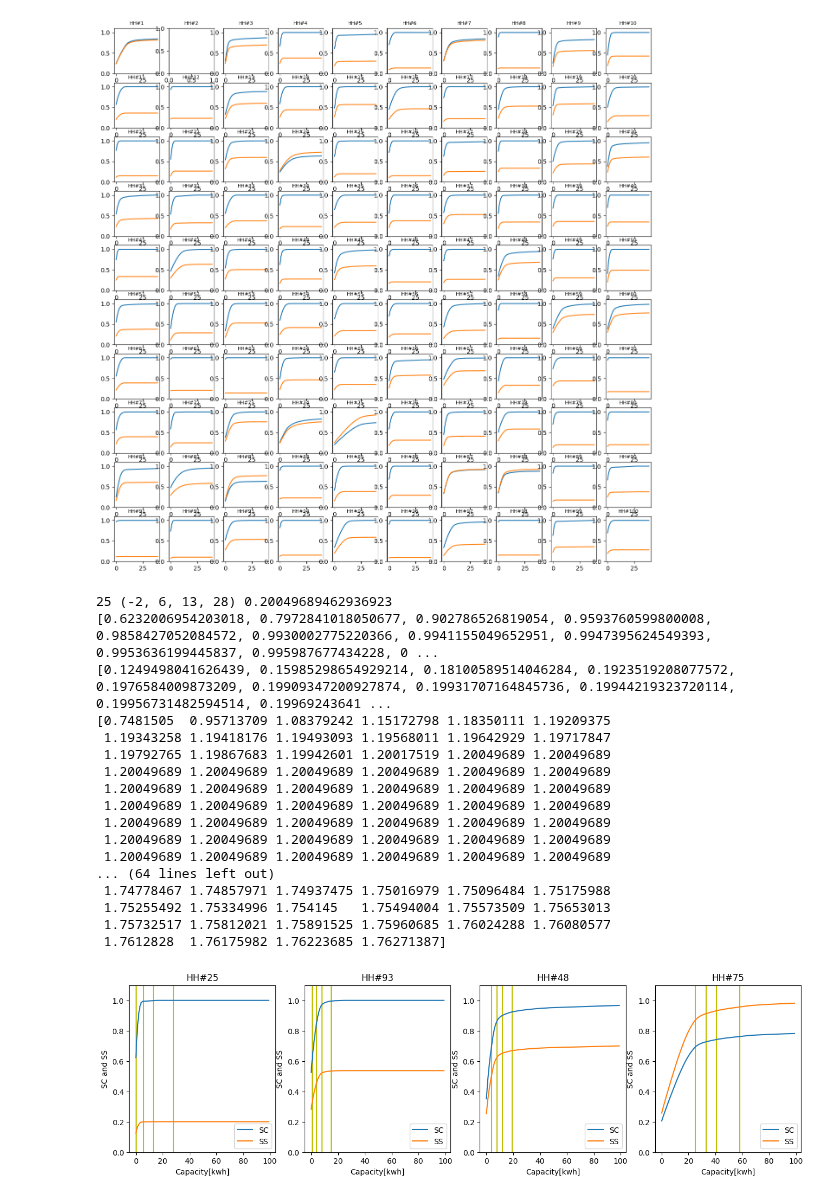
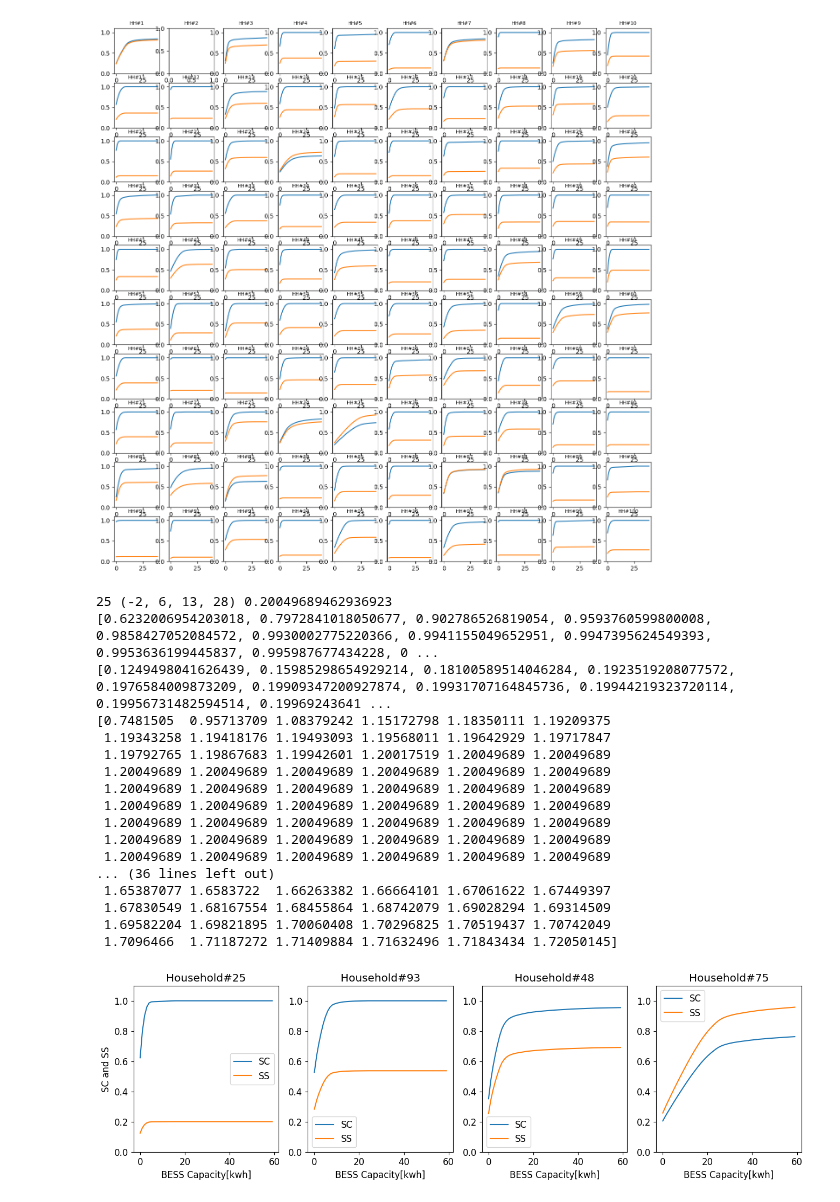
Before and after one commit to JunwookHeo/etc_project, a Jupyter notebook: rl_solutions/analysis_household.ipynb, the cells around one changed output. Drawn from its saved outputs; the diff is of its cells as text; code cells hidden in the pictures.

```diff
--- a/rl_solutions/analysis_household.ipynb
+++ b/rl_solutions/analysis_household.ipynb
@@ -158,7 +158,10 @@ ws = [1, 1, 1, 1]
 # selected = [221, 243, 232, 202, 204, 214, 205, 239, 248, 273, 282, 289]
 df_sel, df_date = utils.load_data('AusGrid_preprocess.csv', selected, TS)
 ncols = 4
+
+plt.rcParams.update({'font.size': 12})
 fig, axes = plt.subplots(nrows=len(selected)//ncols, ncols=ncols, figsize=(16,4))
+
 if axes.ndim ==1:
     axes = np.reshape(axes, (-1, ncols))
 
@@ -168,46 +171,46 @@ for i, (s, df) in enumerate(zip(selected, df_sel)):
 
     stds = utils.cal_stds(df)
     print(s, stds, df['GG'].sum()*ws[i]/df['GC'].sum())
-    for p in stds:
-        axes[i//ncols, i%ncols].axvline(max(0,p), color='y')
+    # for p in stds:
+    #     axes[i//ncols, i%ncols].axvline(max(0,p), color='y')
 
     for c in range(0, 60):
         gimp, gexp = sim_ss_sc(df['GG'].values*ws[i], df['GC'].values, c)
         sc = 1 - gexp/df['GG'].sum()/ws[i]
         ss = 1 - gimp/df['GC'].sum()
         sc_list.append(sc)
         ss_list.append(ss)
     axes[i//ncols, i%ncols].plot(sc_list, label='SC')
     axes[i//ncols, i%ncols].plot(ss_list, label='SS')
-    axes[i//ncols, i%ncols].set_ylabel('SC and SS')
-    axes[i//ncols, i%ncols].set_title(f'HH#{s}')
+    if i == 0: axes[i//ncols, i%ncols].set_ylabel('SC and SS')
+    axes[i//ncols, i%ncols].set_title(f'Household#{s}')
     axes[i//ncols, i%ncols].legend()
     axes[i//ncols, i%ncols].set_ylim((0, 1.1))
 
-    axes[-1, i%ncols].set_xlabel('Capacity[kwh]')
+    axes[-1, i%ncols].set_xlabel('BESS Capacity[kwh]')
 
     print(sc_list)
     print(ss_list)
     print(np.array(sc_list)+np.array(ss_list))
 # %% [output]
 25 (-2, 6, 13, 28) 0.20049689462936923
 [0.6232006954203018, 0.7972841018050677, 0.902786526819054, 0.9593760599800008, 0.9858427052084572, 0.9930002775220366, 0.9941155049652951, 0.9947395624549393, 0.9953636199445837, 0.995987677434228, 0 ...
 [0.1249498041626439, 0.15985298654929214, 0.18100589514046284, 0.1923519208077572, 0.1976584009873209, 0.19909347200927874, 0.19931707164845736, 0.19944219323720114, 0.19956731482594514, 0.19969243641 ...
 [0.7481505  0.95713709 1.08379242 1.15172798 1.18350111 1.19209375
  1.19343258 1.19418176 1.19493093 1.19568011 1.19642929 1.19717847
  1.19792765 1.19867683 1.19942601 1.20017519 1.20049689 1.20049689
  1.20049689 1.20049689 1.20049689 1.20049689 1.20049689 1.20049689
  1.20049689 1.20049689 1.20049689 1.20049689 1.20049689 1.20049689
  1.20049689 1.20049689 1.20049689 1.20049689 1.20049689 1.20049689
  1.20049689 1.20049689 1.20049689 1.20049689 1.20049689 1.20049689
  1.20049689 1.20049689 1.20049689 1.20049689 1.20049689 1.20049689
  1.20049689 1.20049689 1.20049689 1.20049689 1.20049689 1.20049689
-... (64 lines left out)
- 1.74778467 1.74857971 1.74937475 1.75016979 1.75096484 1.75175988
- 1.75255492 1.75334996 1.754145   1.75494004 1.75573509 1.75653013
- 1.75732517 1.75812021 1.75891525 1.75960685 1.76024288 1.76080577
- 1.7612828  1.76175982 1.76223685 1.76271387]
+... (36 lines left out)
+ 1.65387077 1.6583722  1.66263382 1.66664101 1.67061622 1.67449397
+ 1.67830549 1.68167554 1.68455864 1.68742079 1.69028294 1.69314509
+ 1.69582204 1.69821895 1.70060408 1.70296825 1.70519437 1.70742049
+ 1.7096466  1.71187272 1.71409884 1.71632496 1.71843434 1.72050145]
-[figure, old version]
+[figure, new version]
 # %%
 fig, axes = plt.subplots(nrows=len(selected), ncols=1, figsize=(16,6))
 for i, (s, df) in enumerate(zip(selected, df_daily)):
```
Also changed, not shown: parts of 3 cells of this notebook, 3 other files.
